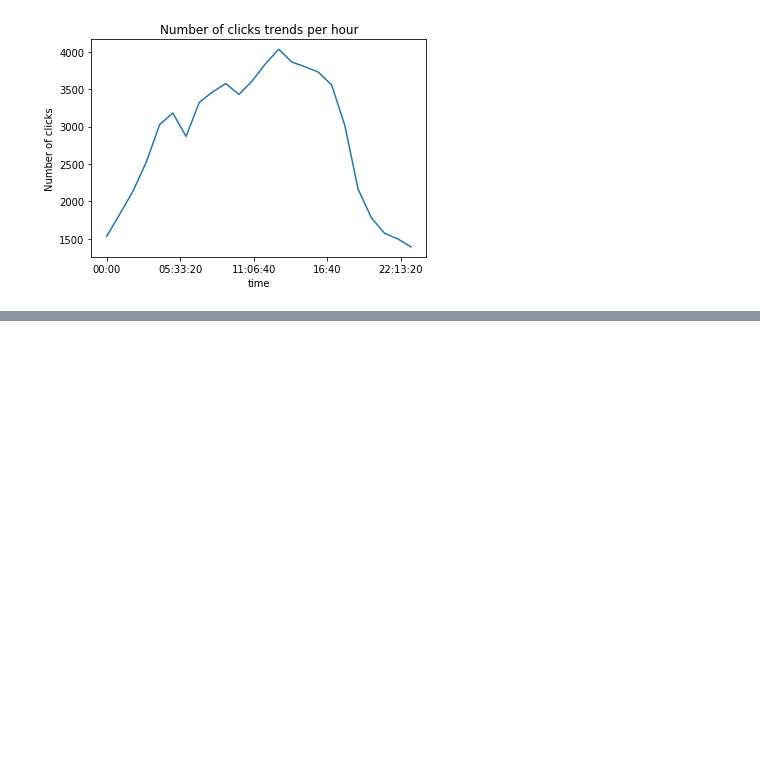
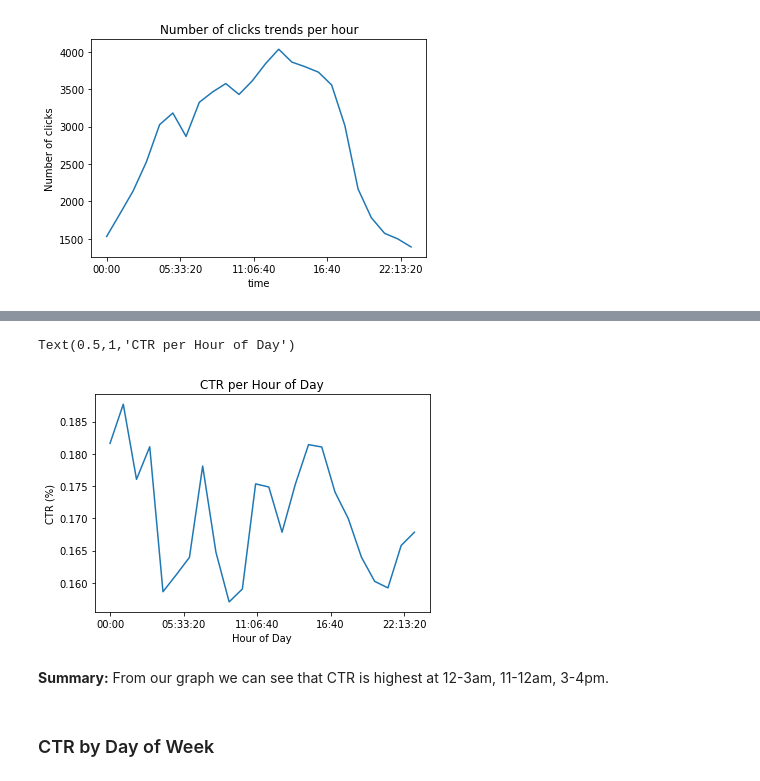
Before and after one commit to kanalyzers/ad_optimization, a Jupyter notebook: notebooks/julia_book.ipynb, the cells around one changed output, grey strips where cells are left out. Saved outputs shown, nothing was run; the diff lists cells and outputs as text; code cells hidden in the pictures; blank space fills up the shorter version.

```diff
--- a/notebooks/julia_book.ipynb
+++ b/notebooks/julia_book.ipynb
@@ -303,0 +346,3 @@ AttributeError: 'list' object has no attribute 'plot'
+# %%
+CTR_per_hourofday = click_per_view_per_hour[1]/click_per_view_per_hour['total']
+CTR_per_hourofday
@@ -303,0 +367,12 @@ AttributeError: 'list' object has no attribute 'plot'
+# %%
+plt.plot(CTR_per_hourofday)
+plt.ylabel('CTR (%)')
+plt.xlabel('Hour of Day')
+plt.title('CTR per Hour of Day')
+# %% [output]
+Text(0.5,1,'CTR per Hour of Day')
+[figure, added]
+# %% [markdown]
+**Summary:** From our graph we can see that CTR is highest at 12-3am, 11-12am, 3-4pm.
+# %% [markdown]
+### CTR by Day of Week
```
Also changed, not shown: parts of 62 cells of this notebook.
